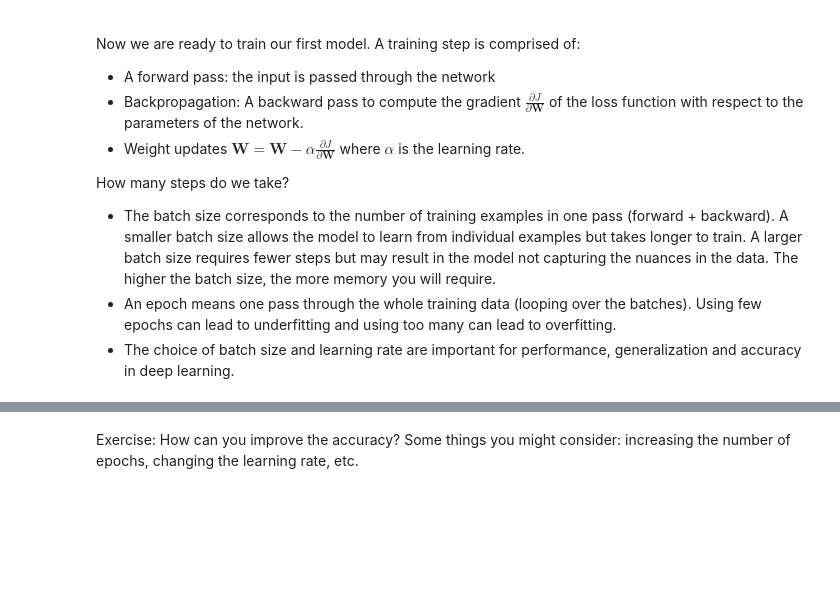
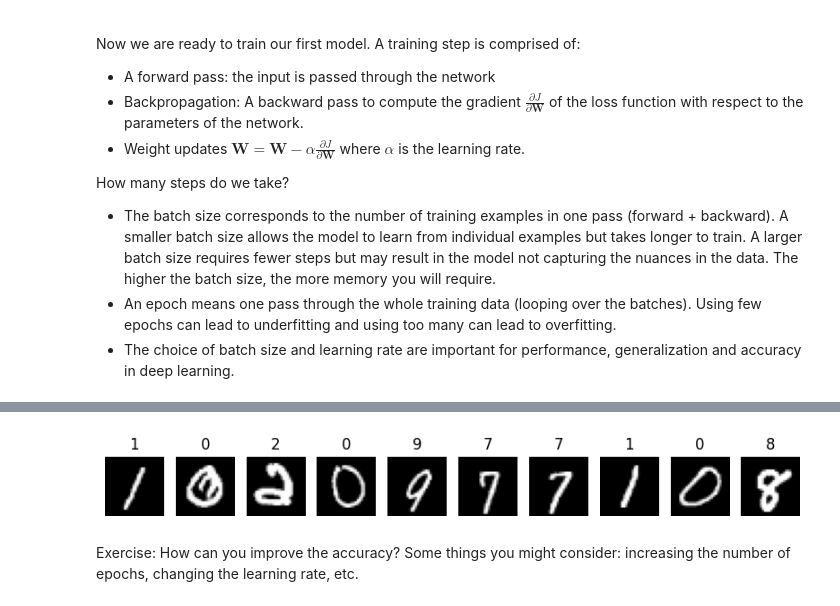
Before and after one commit to ellenketter/ai-science-training-series-ek, a Jupyter notebook: 02_intro_neural_networks/01_introduction_mnist-ketter.ipynb, the cells around one changed output, grey strips where cells are left out. Cells and saved outputs as stored; diff of their text form; code cells hidden in the pictures; blank space fills up the shorter version.

```diff
--- a/02_intro_neural_networks/01_introduction_mnist-ketter.ipynb
+++ b/02_intro_neural_networks/01_introduction_mnist-ketter.ipynb
@@ -133,3 +115,24 @@ class LinearClassifier(nn.Module):
+# %%
+class NonlinearClassifier(nn.Module):
+
+    def __init__(self):
+        super().__init__()
+        self.flatten = nn.Flatten()
+        self.layers_stack = nn.Sequential(
+            nn.Linear(28*28, 50),
+            nn.ReLU(),
+            #nn.Dropout(0.2),
+            nn.Linear(50, 50),
+            nn.ReLU(),
+            #nn.Dropout(0.2),
+            nn.Linear(50, 10)
+        )
+
+    def forward(self, x):
+        x = self.flatten(x)
+        x = self.layers_stack(x)
+
+        return x
 # %% [markdown]
 We now need:
 - A loss function $J(\theta)$ where $\theta$ is the list of parameters (here W and b). Last week, we used mean squared error (MSE), but this time we're switching to cross entropy since it's classification.
@@ -138,8 +141,8 @@ We now need:
 
 - A learning rate. As we learned last week, the learning rate controls how far we move during each step.
 # %%
-linear_model = LinearClassifier()
-print(linear_model)
+nonlinear_model = NonlinearClassifier()
+print(nonlinear_model)
 
 loss_fn = nn.CrossEntropyLoss()
-optimizer = torch.optim.SGD(linear_model.parameters(), lr=0.01)
+optimizer = torch.optim.SGD(nonlinear_model.parameters(), lr=0.01)
@@ -198,8 +212,8 @@ def evaluate(dataloader, model, loss_fn):
 
 epochs = 5
 for j in range(epochs):
-    train_one_epoch(train_dataloader, linear_model, loss_fn, optimizer)
+    train_one_epoch(train_dataloader, nonlinear_model, loss_fn, optimizer)
 
     # checking on the training loss and accuracy once per epoch
-    acc, loss = evaluate(train_dataloader, linear_model, loss_fn)
+    acc, loss = evaluate(train_dataloader, nonlinear_model, loss_fn)
     print(f"Epoch {j}: training loss: {loss}, accuracy: {acc}")
@@ -206,16 +228,18 @@ for j in range(epochs):
 # %%
 # Visualize how the model is doing on the first 10 examples
 pltsize=1
 plt.figure(figsize=(10*pltsize, pltsize))
-linear_model.eval()
+nonlinear_model.eval()
 batch = next(iter(train_dataloader))
-predictions = linear_model(batch[0])
+predictions = nonlinear_model(batch[0])
 
 for i in range(10):
     plt.subplot(1,10,i+1)
     plt.axis('off')
     plt.imshow(batch[0][i,0,:,:], cmap="gray")
     plt.title('%d' % predictions[i,:].argmax())
+# %% [output]
+[figure, added]
 # %% [markdown]
 Exercise: How can you improve the accuracy? Some things you might consider: increasing the number of epochs, changing the learning rate, etc.
 # %% [markdown]
```
Also changed, not shown: parts of 6 cells of this notebook.
